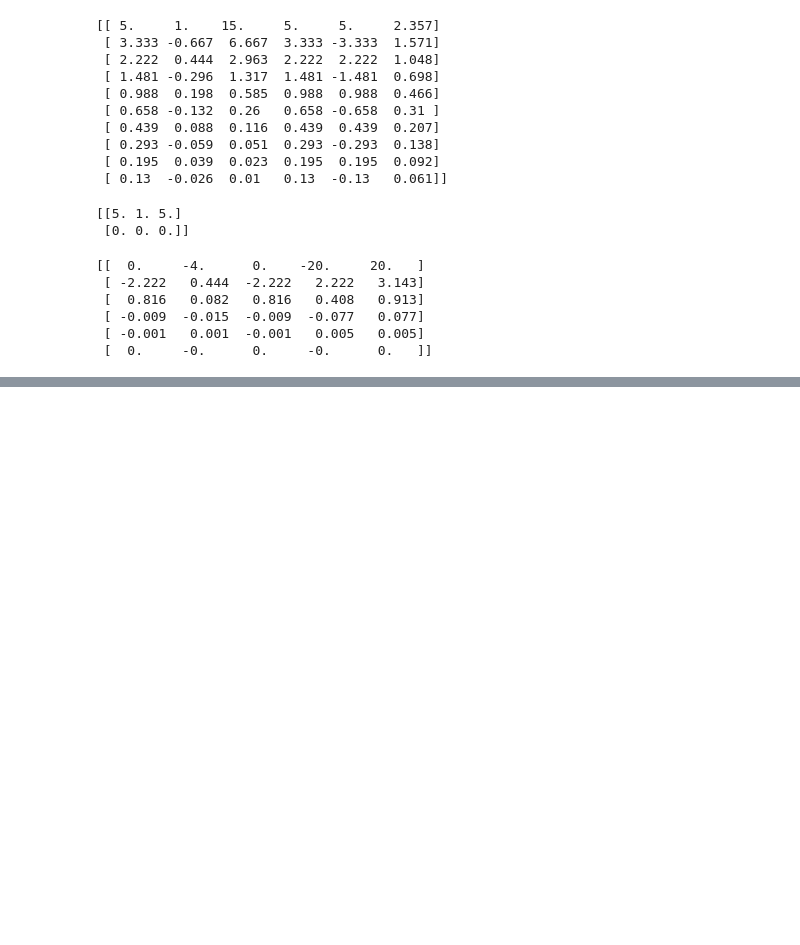
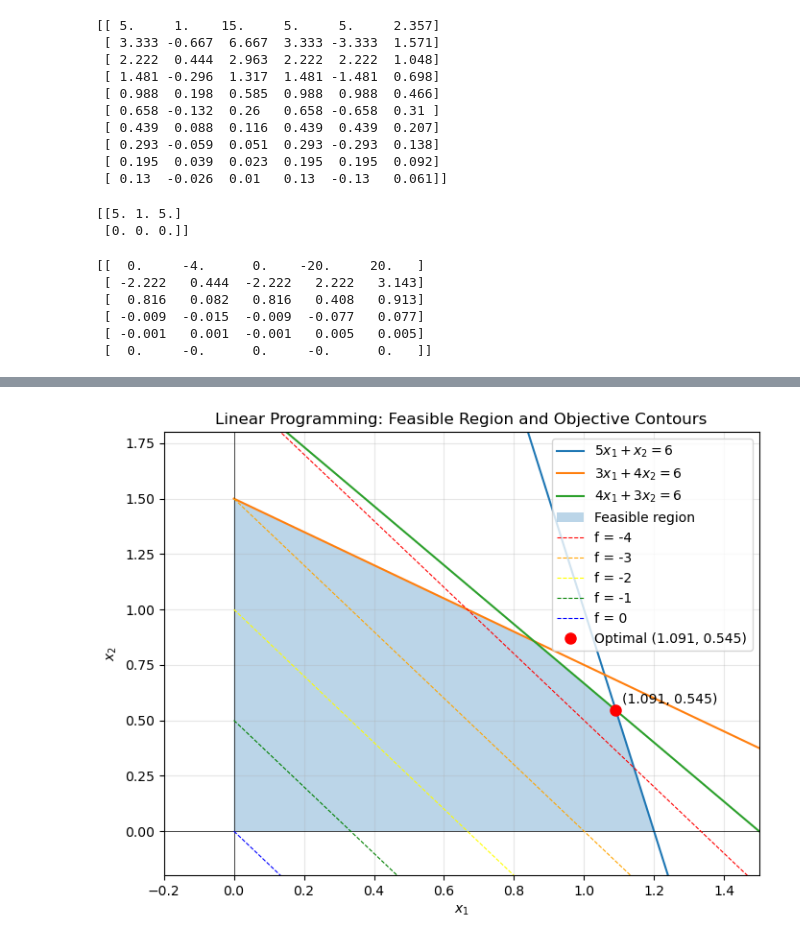
Before and after one commit to Chris0325/scientific_computing, a Jupyter notebook: chapter_6.ipynb, the cells around one changed output, grey strips where cells are left out. Cells and saved outputs as stored; diff of their text form; code cells hidden in the pictures; blank space fills up the shorter version.

```diff
--- a/chapter_6.ipynb
+++ b/chapter_6.ipynb
@@ -92,7 +93,7 @@ def successive_parabolic_interpolation(f, u, v, w, n=1000, tol=1e-6):
     for _ in range(n):
         p = (v - u) ** 2 * (fv - fw) - (v - w) ** 2 * (fv - fu)
         q = 2 * ((v - u) * (fv - fw) - (v - w) * (fv - fu))
-        if abs(q) < tol:
+        if abs(q) < 1e-8:
             break
         h = - p / q
         u, w, v = w, v, v + h
@@ -263,0 +302,18 @@ print(history.round(3))
+# %%
+# 6.16
+from functools import partial
+def f(x, rho):
+    return .5 * x[0] ** 2 + 2.5 * x[1] ** 2 + .5 * rho * (x[1] - x[0] + 1) ** 2
+
+
+def jac(x, rho):
+    return np.array([
+        x[0] - rho * (x[1] - x[0] + 1),
+        5 * x[1] + rho * (x[1] - x[0] + 1),
+    ])
+
+
+x = [1, 1]
+for rho in 1, 10, 100, 1000:
+    x, history = bfgs(partial(jac, rho=rho), x=x)
+    print(rho, x.round(3))
@@ -263,0 +354,79 @@ print(history.round(3))
+# %%
+# 6.17 by deepseek
+import numpy as np
+import matplotlib.pyplot as plt
+
+# 定义约束边界函数（化为 x2 = ... 的形式）
+def line1(x1):   # 5x1 + x2 = 6  -> x2 = 6 - 5x1
+    return 6 - 5*x1
+def line2(x1):   # 3x1 + 4x2 = 6 -> x2 = (6 - 3x1)/4
+    return (6 - 3*x1)/4
+def line3(x1):   # 4x1 + 3x2 = 6 -> x2 = (6 - 4*x1)/3
+    return (6 - 4*x1)/3
+
+# 生成 x1 值范围
+x1 = np.linspace(0, 2, 100)
+
+# 创建图形
+plt.figure(figsize=(8, 6))
+
+# 1. 绘制约束直线
+plt.plot(x1, line1(x1), label='$5x_1 + x_2 = 6$')
+plt.plot(x1, line2(x1), label='$3x_1 + 4x_2 = 6$')
+plt.plot(x1, line3(x1), label='$4x_1 + 3x_2 = 6$')
+# 坐标轴
+plt.axhline(0, color='black', linewidth=0.5)
+plt.axvline(0, color='black', linewidth=0.5)
+
+# 2. 确定可行域（多边形顶点）
+# 顶点由两两直线及坐标轴交点计算得到（已知顶点）
+vertices = np.array([
+    [0, 0],           # 原点
+    [1.2, 0],         # 与 x1 轴交点 (从 5x1=6)
+    [0, 1.5],         # 与 x2 轴交点 (从 4x2=6? 实际是 3x1+4x2=6 当 x1=0 -> x2=1.5)
+    [12/11, 6/11],    # 直线1与直线3的交点
+    [6/7, 6/7]        # 直线2与直线3的交点？等等，从之前计算最优解在 (12/11,6/11) 和 (6/7,6/7) 都是顶点
+    # 实际需要准确交点，这里直接使用已求得的值
+])
+# 但上述顶点顺序混乱，需要按逆时针或顺时针排列才能正确填充。
+# 更好的方法：先获取所有约束的交点，然后筛选可行且按角度排序。
+# 为简化，手动给出可行域多边形正确的顶点顺序（逆时针）：
+# 从 (0,0) -> (1.2,0) -> (12/11,6/11) -> (6/7,6/7) -> (0,1.5)
+# 注意 (0,1.5) 要检查是否满足所有约束：5*0+1.5=1.5≤6，3*0+4*1.5=6≤6，4*0+3*1.5=4.5≤6，成立。
+polygon = np.array([
+    [0, 0],
+    [1.2, 0],
+    [12/11, 6/11],
+    [6/7, 6/7],
+    [0, 1.5]
+])
+plt.fill(polygon[:,0], polygon[:,1], alpha=0.3, label='Feasible region')
+
+# 3. 绘制目标函数等值线（几条平行线）
+# 目标函数 f = -3x1 -2x2，等值线为 -3x1 -2x2 = c  => x2 = -(3/2)x1 - c/2
+# 选取几个 c 值，比如 c = -4, -3, -2, -1, 0
+c_vals = [-4, -3, -2, -1, 0]
+colors = ['red', 'orange', 'yellow', 'green', 'blue']
+for c, color in zip(c_vals, colors):
+    # 等值线方程：-3x1 -2x2 = c -> x2 = (-c -3x1)/2
+    x2_eq = ( -c - 3*x1 ) / 2
+    # 只画在图形范围内
+    plt.plot(x1, x2_eq, linestyle='--', linewidth=0.8, color=color, label=f'f = {c}')
+
+# 4. 标记最优解
+x_opt = 12/11
+y_opt = 6/11
+plt.plot(x_opt, y_opt, 'ro', markersize=8, label=f'Optimal ({x_opt:.3f}, {y_opt:.3f})')
+plt.annotate(f'({x_opt:.3f}, {y_opt:.3f})', (x_opt, y_opt), xytext=(5,5), textcoords='offset points')
+
+# 设置坐标轴范围及标签
+plt.xlim(-0.2, 1.5)
+plt.ylim(-0.2, 1.8)
+plt.xlabel('$x_1$')
+plt.ylabel('$x_2$')
+plt.title('Linear Programming: Feasible Region and Objective Contours')
+plt.legend(loc='upper right')
+plt.grid(alpha=0.3)
+plt.show()
+# %% [output]
+[figure, added]
```
Also changed, not shown: parts of 30 cells of this notebook.
